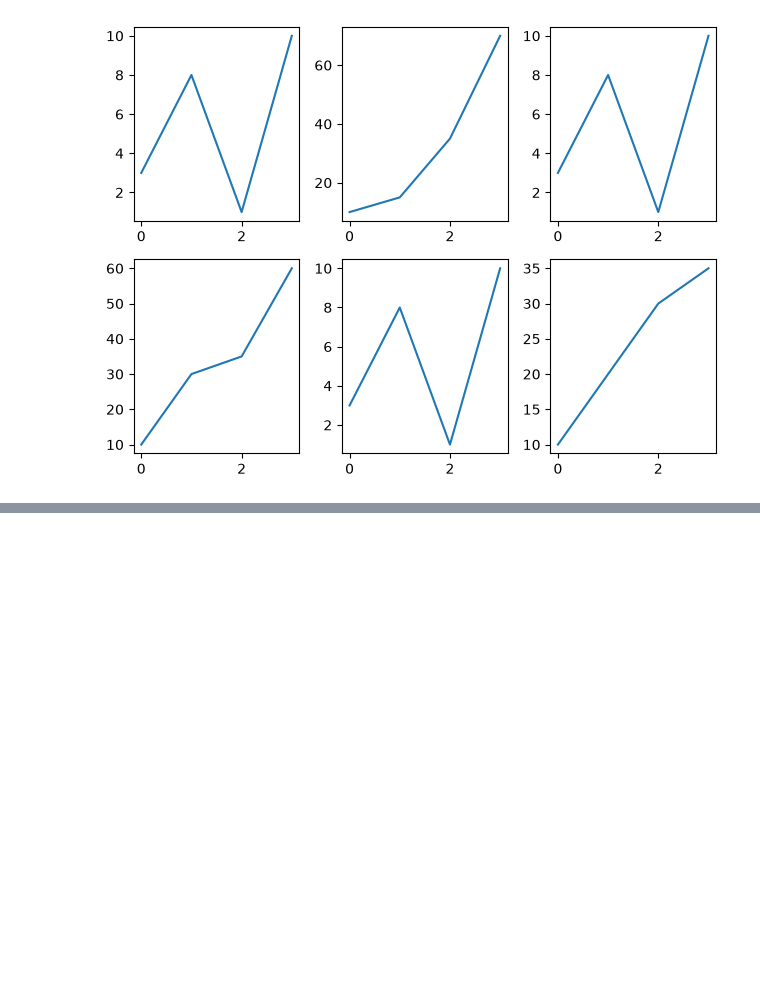
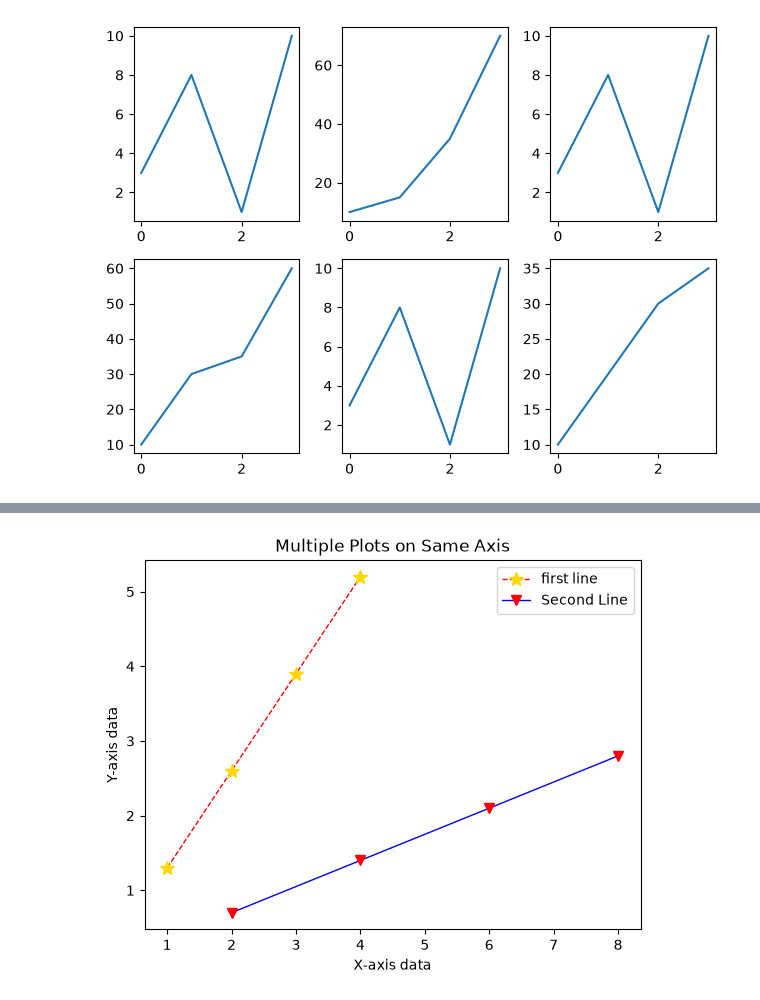
Before and after one commit to AkashPawar-09/Learning-python-and-libraries, a Jupyter notebook: 4_Learning-Matplotlib/2_Line_Plot_examples/1_Line_Plotting.ipynb, the cells around one changed output, grey strips where cells are left out. Cells and saved outputs as stored; diff of their text form; code cells hidden in the pictures; blank space fills up the shorter version.

```diff
--- a/4_Learning-Matplotlib/2_Line_Plot_examples/1_Examples.ipynb
+++ b/4_Learning-Matplotlib/2_Line_Plot_examples/1_Line_Plotting.ipynb
@@ -171,0 +220,16 @@ plt.show()
+# %%
+x = np.array([1, 2, 3, 4])
+y = x * 1.3
+
+x1 = [2, 4, 6, 8]
+y1 = x * 0.7
+
+plt.plot(x, y, label='first line', c='r', linestyle='--',marker='*', ms=10 , lw = 1 , mec = 'gold' , mfc = 'gold')
+plt.plot(x1, y1, label='Second Line', c='b',linestyle='-', marker='v', ms=7 , lw = 1 , mec = 'red', mfc = 'red')
+plt.xlabel("X-axis data")
+plt.ylabel("Y-axis data")
+plt.title("Multiple Plots on Same Axis")
+plt.legend()
+plt.show()
+# %% [output]
+[figure, added]
```
Also changed, not shown: parts of 7 cells of this notebook, 5 other files.
